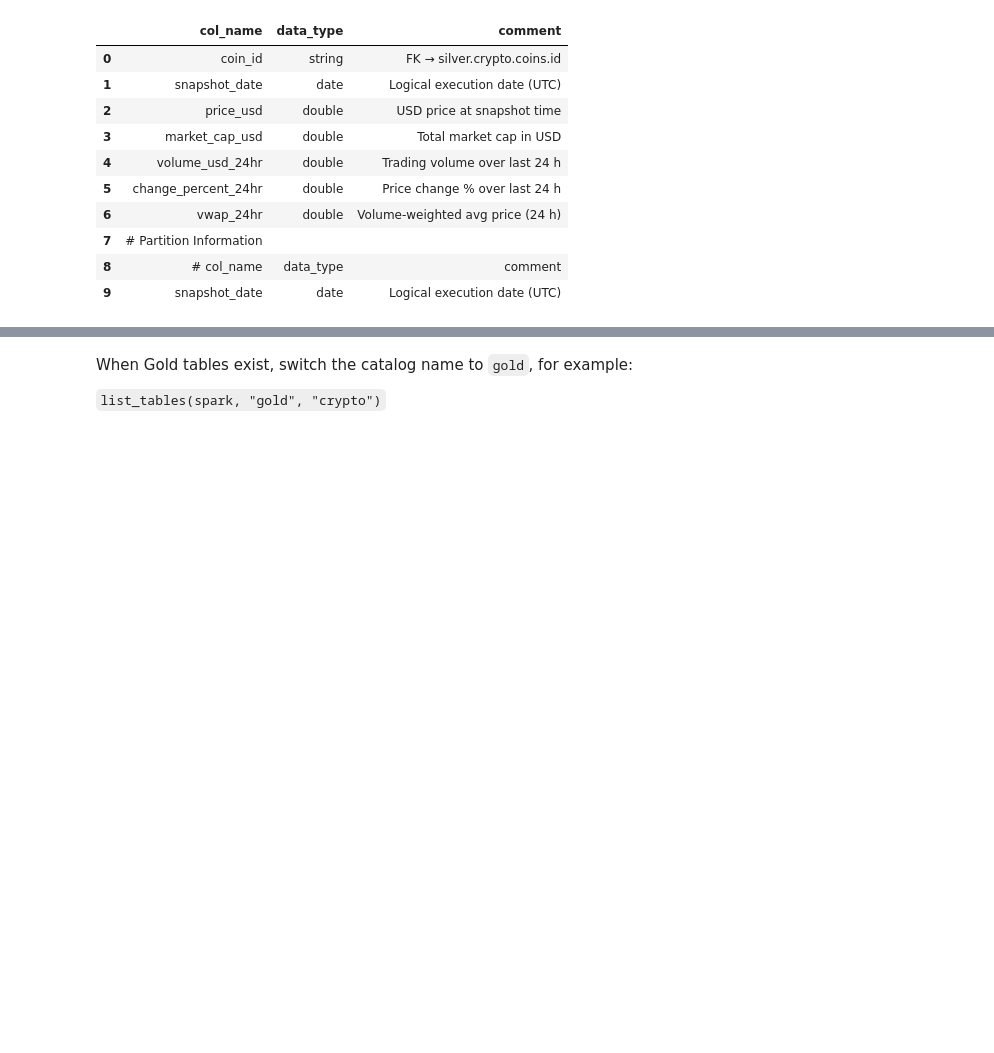
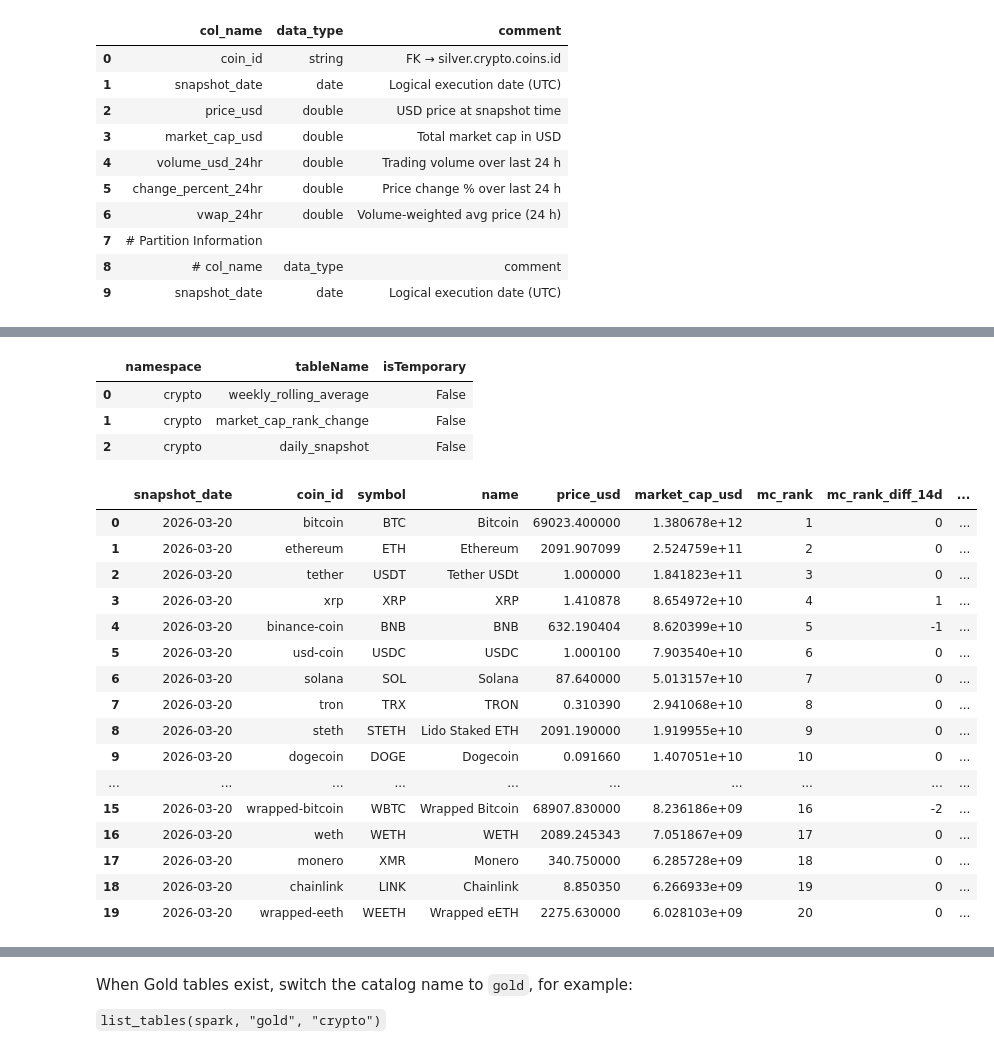
Before and after one commit to gekaluck/Data_eng_mvp, a Jupyter notebook: notebooks/lakehouse_browser.ipynb, the cells around one changed output, grey strips where cells are left out. Cells and saved outputs as stored; diff of their text form; code cells hidden in the pictures; blank space fills up the shorter version.

```diff
--- a/notebooks/lakehouse_browser.ipynb
+++ b/notebooks/lakehouse_browser.ipynb
@@ -147,0 +154,27 @@ describe_table(spark, "silver", "crypto", "price_snapshots")
+# %%
+spark.sql("SHOW TABLES IN gold.crypto").toPandas()
+# %% [output]
+|  | namespace | tableName | isTemporary |
+| 0 | crypto | weekly_rolling_average | False |
+| 1 | crypto | market_cap_rank_change | False |
+| 2 | crypto | daily_snapshot | False |
+# %%
+preview_table(spark, "gold", "crypto", "market_cap_rank_change")
+# %% [output]
+|  | snapshot_date | coin_id | symbol | name | price_usd | market_cap_usd | mc_rank | mc_rank_diff_14d | ... |
+| 0 | 2026-03-20 | bitcoin | BTC | Bitcoin | 69023.400000 | 1.380678e+12 | 1 | 0 | ... |
+| 1 | 2026-03-20 | ethereum | ETH | Ethereum | 2091.907099 | 2.524759e+11 | 2 | 0 | ... |
+| 2 | 2026-03-20 | tether | USDT | Tether USDt | 1.000000 | 1.841823e+11 | 3 | 0 | ... |
+| 3 | 2026-03-20 | xrp | XRP | XRP | 1.410878 | 8.654972e+10 | 4 | 1 | ... |
+| 4 | 2026-03-20 | binance-coin | BNB | BNB | 632.190404 | 8.620399e+10 | 5 | -1 | ... |
+| 5 | 2026-03-20 | usd-coin | USDC | USDC | 1.000100 | 7.903540e+10 | 6 | 0 | ... |
+| 6 | 2026-03-20 | solana | SOL | Solana | 87.640000 | 5.013157e+10 | 7 | 0 | ... |
+| 7 | 2026-03-20 | tron | TRX | TRON | 0.310390 | 2.941068e+10 | 8 | 0 | ... |
+| 8 | 2026-03-20 | steth | STETH | Lido Staked ETH | 2091.190000 | 1.919955e+10 | 9 | 0 | ... |
+| 9 | 2026-03-20 | dogecoin | DOGE | Dogecoin | 0.091660 | 1.407051e+10 | 10 | 0 | ... |
+| ... | ... | ... | ... | ... | ... | ... | ... | ... | ... |
+| 15 | 2026-03-20 | wrapped-bitcoin | WBTC | Wrapped Bitcoin | 68907.830000 | 8.236186e+09 | 16 | -2 | ... |
+| 16 | 2026-03-20 | weth | WETH | WETH | 2089.245343 | 7.051867e+09 | 17 | 0 | ... |
+| 17 | 2026-03-20 | monero | XMR | Monero | 340.750000 | 6.285728e+09 | 18 | 0 | ... |
+| 18 | 2026-03-20 | chainlink | LINK | Chainlink | 8.850350 | 6.266933e+09 | 19 | 0 | ... |
+| 19 | 2026-03-20 | wrapped-eeth | WEETH | Wrapped eETH | 2275.630000 | 6.028103e+09 | 20 | 0 | ... |
```
Also changed, not shown: parts of 4 cells of this notebook, 9 other files.
